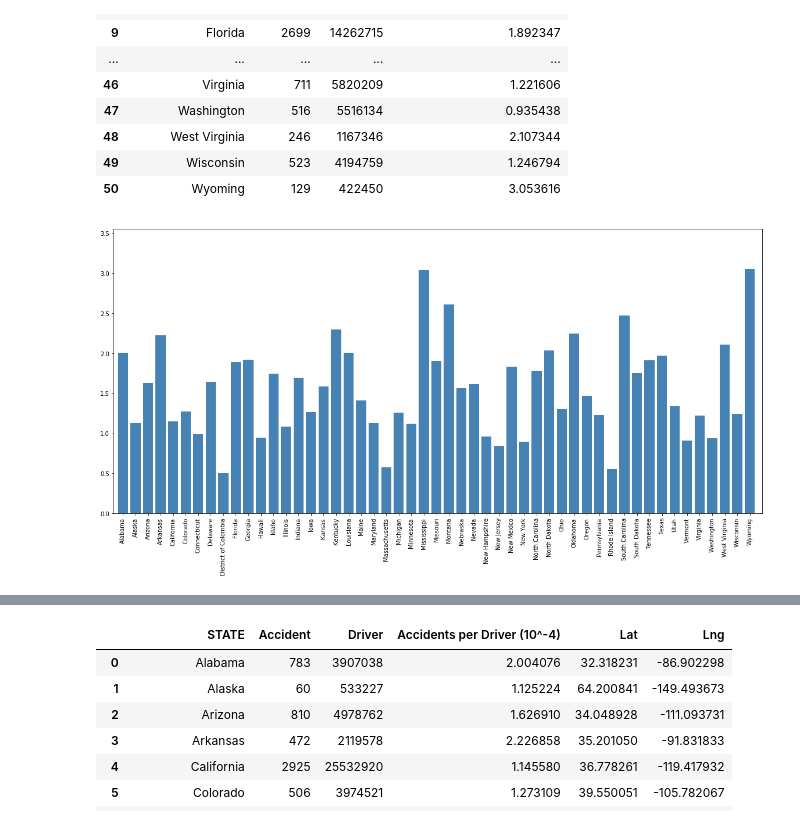
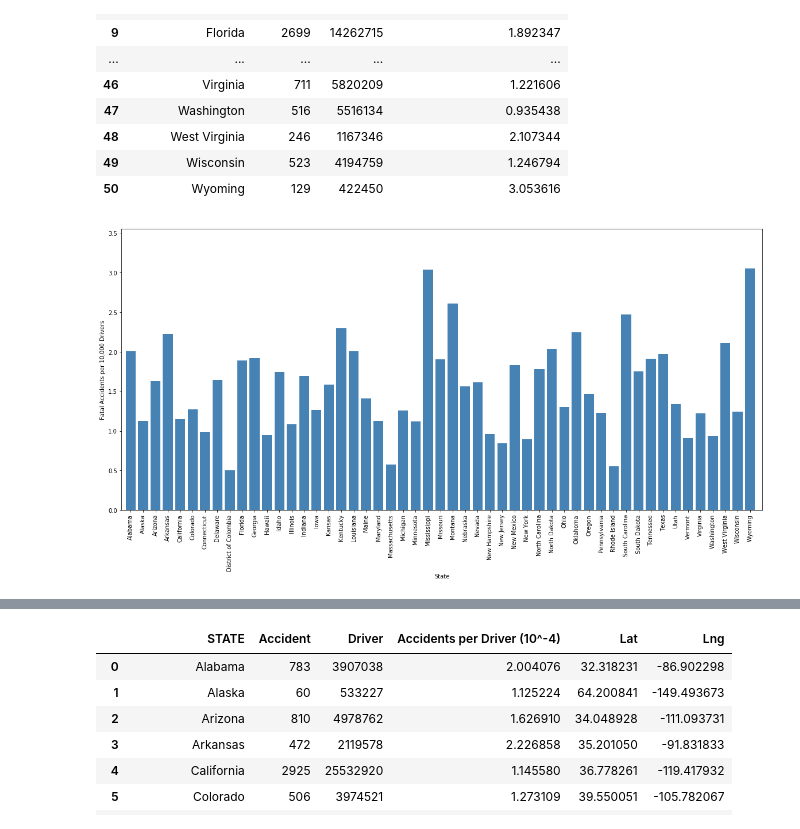
Before and after one commit to ziangzhang10/fatal-traffic-accident-study, a Jupyter notebook: Driver_State_Clean2.ipynb, the cells around one changed output, grey strips where cells are left out. Cells and saved outputs as stored; diff of their text form; code cells hidden in the pictures.

Commit message:
accidents per state updated by Yang

```diff
--- a/Driver_State_Clean2.ipynb
+++ b/Driver_State_Clean2.ipynb
@@ -101,11 +101,13 @@ accident_clean_state_df
 # %%
 x_axis = np.arange(len(accident_clean_state_df))
 tick_locations = [value for value in x_axis]
 plt.figure(figsize=(20,9))
 plt.bar(x_axis, accident_clean_state_df['Accidents per Driver (10^-4)'], color='steelblue', alpha=1, align="center")
 plt.xticks(tick_locations, accident_clean_state_df['STATE'], rotation="vertical")
 plt.xlim(-0.75, len(x_axis))
 plt.ylim(0, max(accident_clean_state_df['Accidents per Driver (10^-4)'])+0.5)
+plt.xlabel("State")
+plt.ylabel("Fatal Accidents per 10,000 Drivers")
 plt.savefig("accident_state.jpg")
 # %% [output]
-[figure, old version]
+[figure, new version]
```
Also changed, not shown: parts of 1 cell of this notebook, 1 other file.
